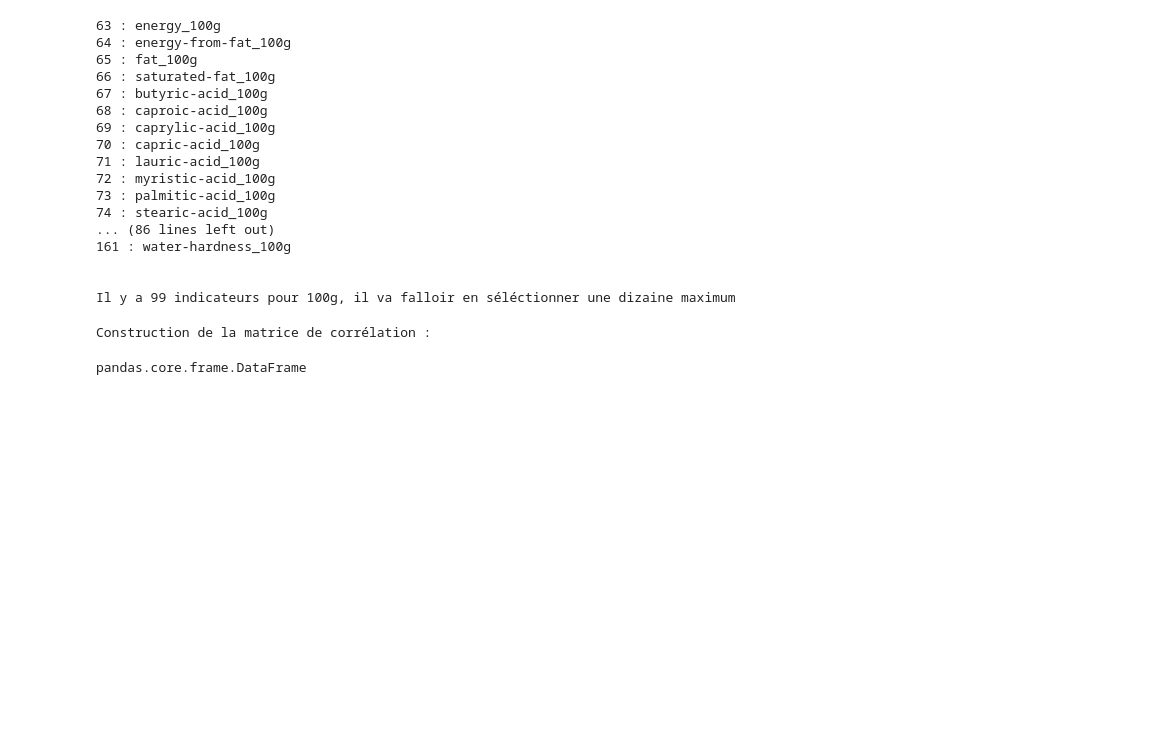
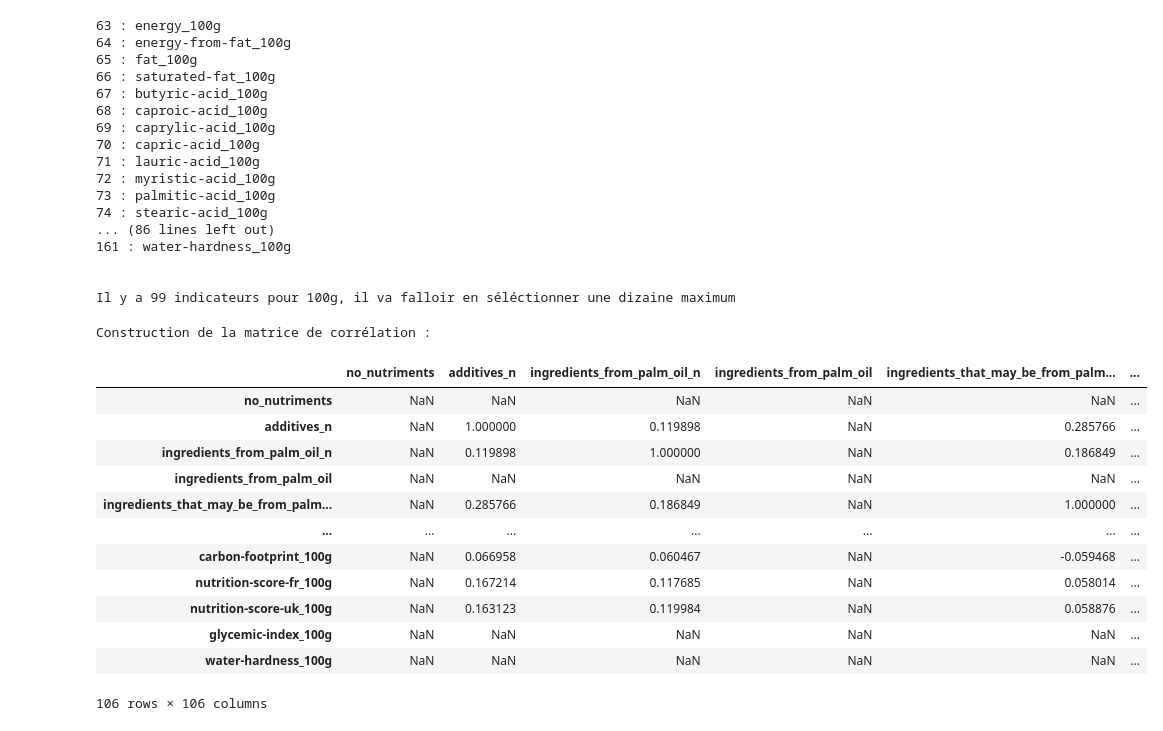
Before and after one commit to pcarette/OPCR-1-SP, a Jupyter notebook: OPCR_Project_1.ipynb, the cells around one changed output. Saved outputs shown, nothing was run; the diff lists cells and outputs as text; code cells hidden in the pictures; blank space fills up the shorter version.

Commit message:
fix: printing correlation matrix

```diff
--- a/OPCR_Project_1.ipynb
+++ b/OPCR_Project_1.ipynb
@@ -121,8 +121,20 @@ Il y a 99 indicateurs pour 100g, il va falloir en séléctionner une dizaine max
 # %%
 print('Construction de la matrice de corrélation : ')
 correlation_matrix = df.corr()
 
-type(correlation_matrix)
+correlation_matrix
 # %% [output]
 Construction de la matrice de corrélation :
+|  | no_nutriments | additives_n | ingredients_from_palm_oil_n | ingredients_from_palm_oil | ingredients_that_may_be_from_palm... | ... |
+| no_nutriments | NaN | NaN | NaN | NaN | NaN | ... |
+| additives_n | NaN | 1.000000 | 0.119898 | NaN | 0.285766 | ... |
+| ingredients_from_palm_oil_n | NaN | 0.119898 | 1.000000 | NaN | 0.186849 | ... |
+| ingredients_from_palm_oil | NaN | NaN | NaN | NaN | NaN | ... |
+| ingredients_that_may_be_from_palm... | NaN | 0.285766 | 0.186849 | NaN | 1.000000 | ... |
+| ... | ... | ... | ... | ... | ... | ... |
+| carbon-footprint_100g | NaN | 0.066958 | 0.060467 | NaN | -0.059468 | ... |
+| nutrition-score-fr_100g | NaN | 0.167214 | 0.117685 | NaN | 0.058014 | ... |
+| nutrition-score-uk_100g | NaN | 0.163123 | 0.119984 | NaN | 0.058876 | ... |
+| glycemic-index_100g | NaN | NaN | NaN | NaN | NaN | ... |
+| water-hardness_100g | NaN | NaN | NaN | NaN | NaN | ... |
-pandas.core.frame.DataFrame
+106 rows × 106 columns
```
